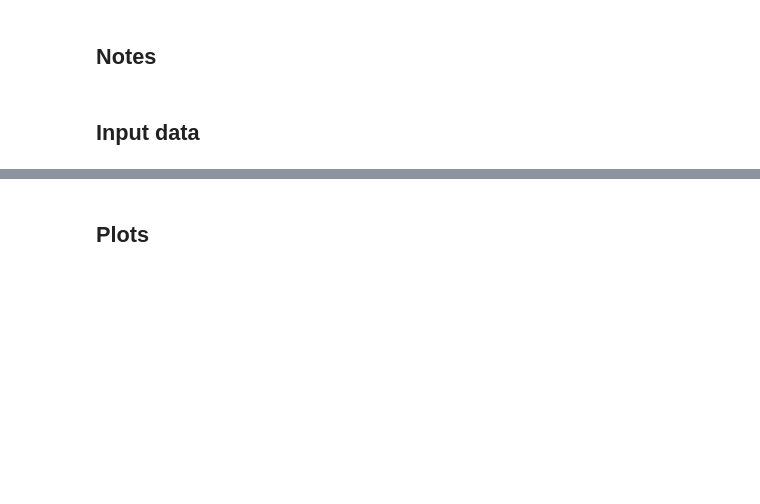
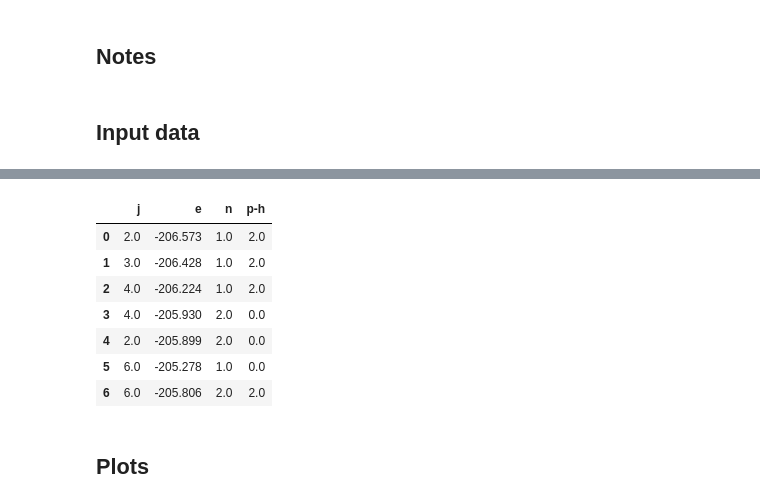
Before and after one commit to calemhoffman/softhub, a Jupyter notebook: python/mona_proposals.ipynb, the cells around one changed output, grey strips where cells are left out. Saved outputs shown, nothing was run; the diff lists cells and outputs as text; code cells hidden in the pictures; blank space fills up the shorter version.

```diff
--- a/python/mona_proposals.ipynb
+++ b/python/mona_proposals.ipynb
@@ -65,13 +93,23 @@ f_binding
 # %%
 f29_fsu_df = pd.DataFrame({'j':f29_fsu_data[:,0], 'e':f29_fsu_data[:,1],
                        'n':f29_fsu_data[:,2], 'p-h':f29_fsu_data[:,3]})
 f30_fsu_df = pd.DataFrame({'j':f30_fsu_data[:,0], 'e':f30_fsu_data[:,1],
                        'n':f30_fsu_data[:,2], 'p-h':f30_fsu_data[:,3]})
 num_rows, num_cols = f29_fsu_data.shape
 f29_x_data = np.zeros(num_rows)
 num_rows, num_cols = f30_fsu_data.shape
 f30_x_data = np.ones(num_rows)
-# print(f30_fsu_df.iat[0,1])
+#print(f30_fsu_df.iat[0,1])
+f30_fsu_df
+# %% [output]
+|  | j | e | n | p-h |
+| 0 | 2.0 | -206.573 | 1.0 | 2.0 |
+| 1 | 3.0 | -206.428 | 1.0 | 2.0 |
+| 2 | 4.0 | -206.224 | 1.0 | 2.0 |
+| 3 | 4.0 | -205.930 | 2.0 | 0.0 |
+| 4 | 2.0 | -205.899 | 2.0 | 0.0 |
+| 5 | 6.0 | -205.278 | 1.0 | 0.0 |
+| 6 | 6.0 | -205.806 | 2.0 | 2.0 |
 # %%
 #Experimental data
 #be/a
```
Also changed, not shown: parts of 16 cells of this notebook.
